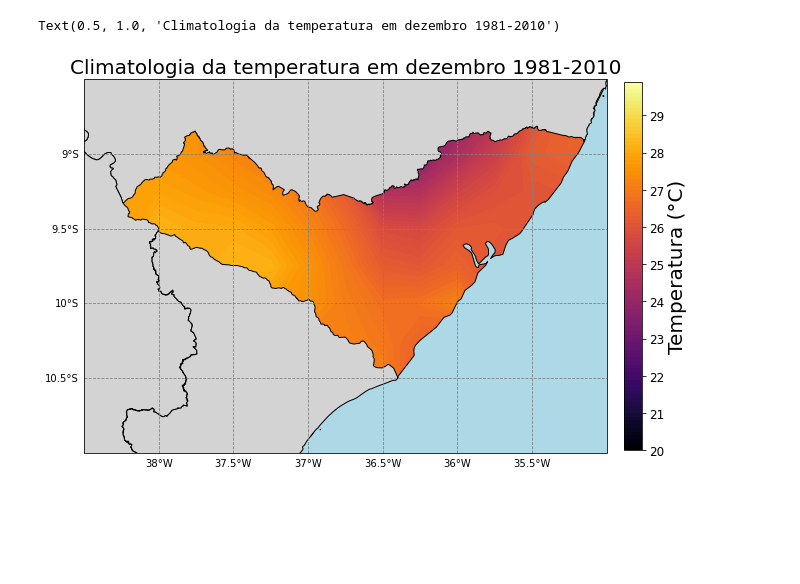
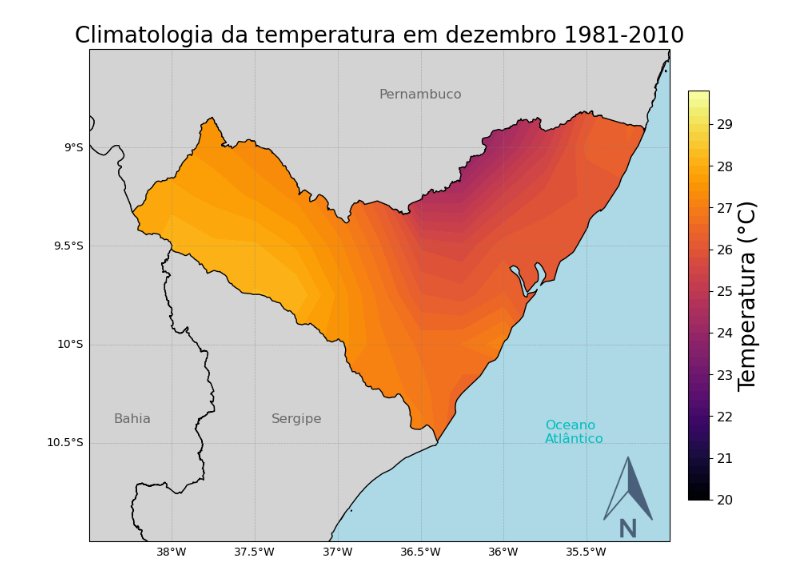
Before and after one commit to Lucashenris/Plotagem_NetCDF, a Jupyter notebook: Plotagem_NetCDF.ipynb, the cells around one changed output. Cells and saved outputs as stored; diff of their text form; code cells hidden in the pictures; blank space fills up the shorter version.

```diff
--- a/Plotagem_NetCDF.ipynb
+++ b/Plotagem_NetCDF.ipynb
@@ -31,36 +32,47 @@ ax.add_feature(cfeature.OCEAN.with_scale('10m'), zorder=2, edgecolor='black', fa
 
 #Aplicando contorno
 im = ax.contourf(lon, lat, t.isel(time=11),
-                 levels=np.arange(20, 30, 0.1), cmap='inferno',
+                 levels=np.arange(20, 30, 0.2), cmap='inferno',
                  transform=ccrs.PlateCarree())
 
 #Lendo arquivos .shp
 #shape_AL = ShapelyFeature(shpreader.Reader('AL_UF_2021/AL_UF_2021.shp').geometries(),\
 # ccrs.PlateCarree(), zorder=1, facecolor='none', edgecolor='k', linewidth=1.0)
 #ax.add_feature(shape_AL)
 shape_PE = ShapelyFeature(shpreader.Reader('PE_UF_2021/PE_UF_2021.shp').geometries(),\
  ccrs.PlateCarree(), zorder=2, facecolor='lightgray', edgecolor='k', linewidth=1.0)
 ax.add_feature(shape_PE)
 shape_BA = ShapelyFeature(shpreader.Reader('BA_UF_2021/BA_UF_2021.shp').geometries(),\
  ccrs.PlateCarree(), zorder=2, facecolor='lightgray', edgecolor='k', linewidth=1.0)
 ax.add_feature(shape_BA)
 shape_SE = ShapelyFeature(shpreader.Reader('SE_UF_2021/SE_UF_2021.shp').geometries(),\
  ccrs.PlateCarree(), zorder=2, facecolor='lightgray', edgecolor='k', linewidth=1.0)
 ax.add_feature(shape_SE)
 
 #Adicionando colorbar para a legenda
 cbar = plt.colorbar(im, ax=ax, pad=0.03, fraction=0.033)
 cbar.set_label(label='Temperatura (°C)', size=20)
 cbar.ax.tick_params(labelsize=12)
 
 #Linhas da grade e Coordenadas geográficas
-gd = ax.gridlines(crs=ccrs.PlateCarree(), linestyle='--', color='gray', draw_labels=True)
+gd = ax.gridlines(crs=ccrs.PlateCarree(), linestyle='--', color='gray', draw_labels=True, alpha=0.5, linewidth=0.5)
 gd.right_labels = False
 gd.top_labels = False
 
 ax.set_title('Climatologia da temperatura em dezembro 1981-2010', size=20)
+#fazer um ax.text com o texto da variável escrever com as cores das letras azul e o tamanho da fonte 12
+ax.text(-35.75, -10.5, 'Oceano\nAtlântico', color='c', size=12)
+ax.text(-37.4, -10.4, 'Sergipe', color='dimgray', size=12)
+ax.text(-36.75, -8.75, 'Pernambuco', color='dimgray', size=12)
+ax.text(-38.35, -10.4, 'Bahia', color='dimgray', size=12)
 
-plt.savefig('NomeFigura.png', dpi=300, bbox_inches='tight')
+# Ler o arquivo da imagem com a seta indicando o norte
+seta = Image.open("norte.png")
+# Adicionar a imagem ao mapa
+ax.imshow(seta, extent=[-35.5, -35, -11, -10.55], aspect='auto', alpha=0.7, zorder=3)
+
+plt.savefig('figure.png', dpi=300, bbox_inches='tight')
+
+plt.show()
 # %% [output]
-Text(0.5, 1.0, 'Climatologia da temperatura em dezembro 1981-2010')
-[figure, old version]
+[figure, new version]
```
Also changed, not shown: parts of 1 cell of this notebook, 3 other files.
